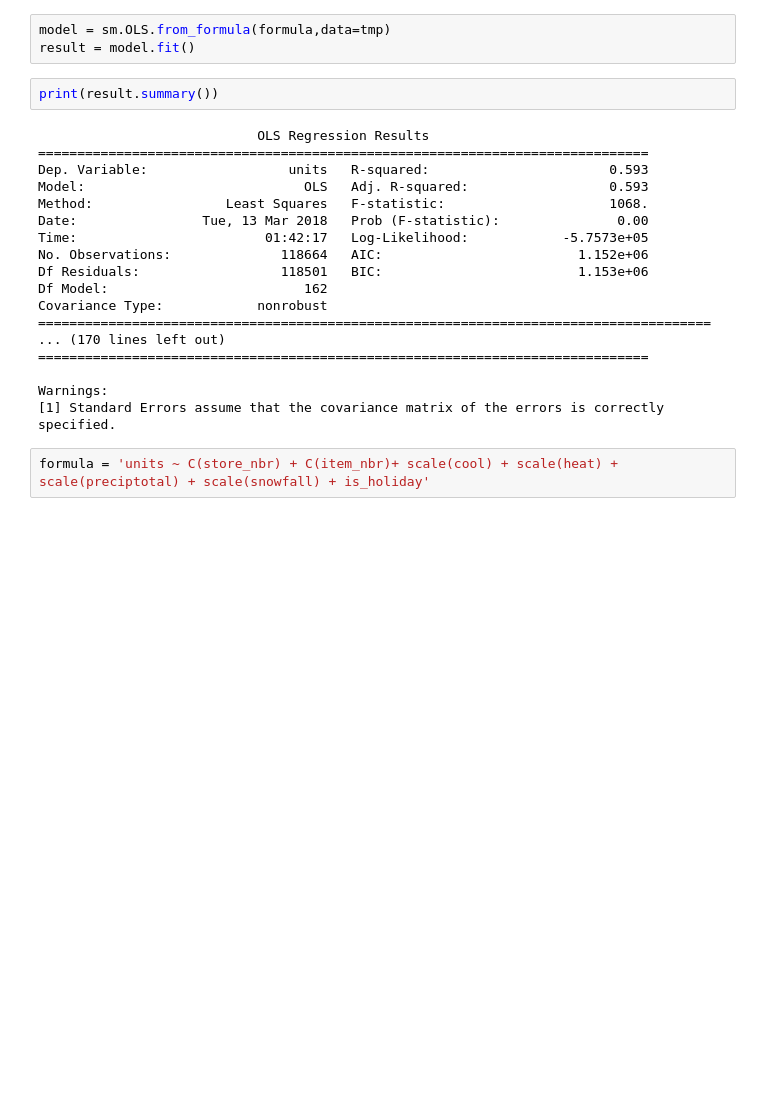
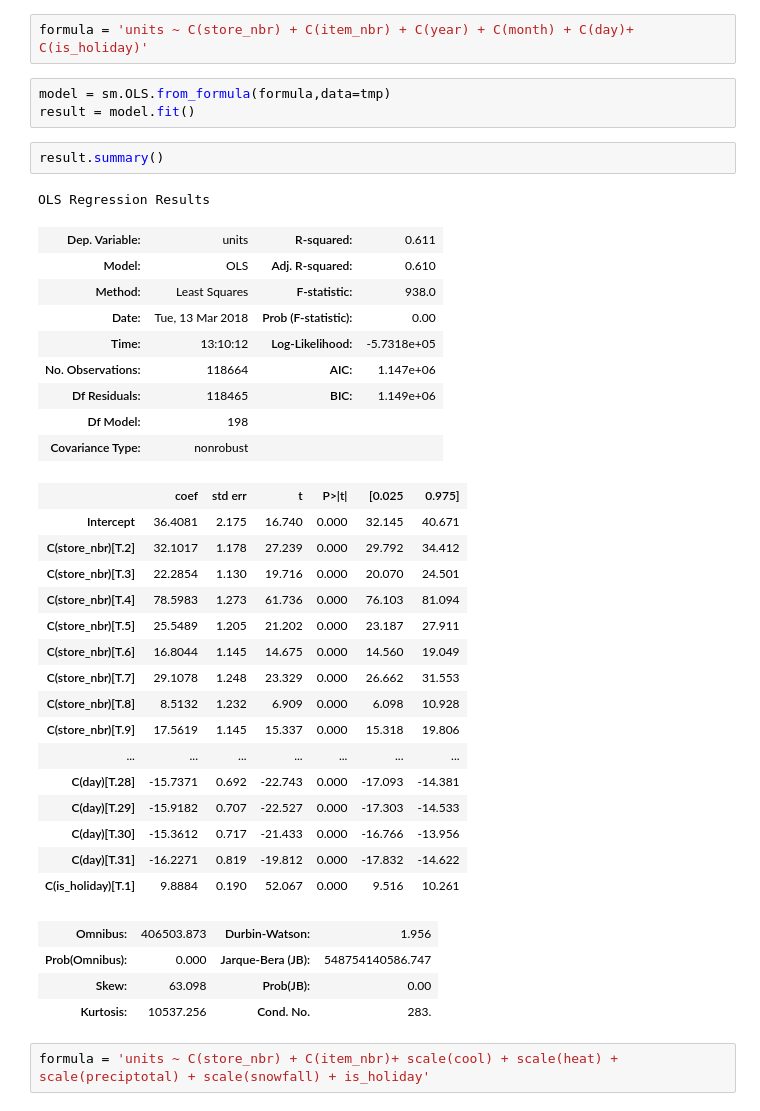
Before and after one commit to lucaseo/dss7-walmart-project, a Jupyter notebook: jw/22_experiment_outlier-Copy2.ipynb, the cells around one changed output. Cells and saved outputs as stored; diff of their text form; blank space fills up the shorter version.

```diff
--- a/jw/22_experiment_outlier-Copy2.ipynb
+++ b/jw/22_experiment_outlier-Copy2.ipynb
@@ -500,29 +534,44 @@ tmp['is_holiday'] = tmp['is_holiday'].apply(cate_holiday)
 tmp['codesum'] = tmp['codesum'].apply(cate_codesum)
 # %%
 formula = 'units ~ C(store_nbr) + C(item_nbr)+ scale(cool) + scale(depart) + scale(heat) + scale(preciptotal) + scale(resultdir) + scale(snowfall) + is_holiday + codesum'
+# %%
+formula = 'units ~ C(store_nbr) + C(item_nbr) + C(year) + C(month) + C(day)+ C(is_holiday)'
 # %%
 model = sm.OLS.from_formula(formula,data=tmp)
 result = model.fit()
-# %%
-print(result.summary())
-# %% [output]
-                            OLS Regression Results
-==============================================================================
-Dep. Variable:                  units   R-squared:                       0.593
-Model:                            OLS   Adj. R-squared:                  0.593
-Method:                 Least Squares   F-statistic:                     1068.
-Date:                Tue, 13 Mar 2018   Prob (F-statistic):               0.00
-Time:                        01:42:17   Log-Likelihood:            -5.7573e+05
-No. Observations:              118664   AIC:                         1.152e+06
-Df Residuals:                  118501   BIC:                         1.153e+06
-Df Model:                         162
-Covariance Type:            nonrobust
-======================================================================================
-... (170 lines left out)
-==============================================================================
-
-Warnings:
-[1] Standard Errors assume that the covariance matrix of the errors is correctly specified.
+# %%
+result.summary()
+# %% [output]
+OLS Regression Results
+| Dep. Variable: | units | R-squared: | 0.611 |
+| Model: | OLS | Adj. R-squared: | 0.610 |
+| Method: | Least Squares | F-statistic: | 938.0 |
+| Date: | Tue, 13 Mar 2018 | Prob (F-statistic): | 0.00 |
+| Time: | 13:10:12 | Log-Likelihood: | -5.7318e+05 |
+| No. Observations: | 118664 | AIC: | 1.147e+06 |
+| Df Residuals: | 118465 | BIC: | 1.149e+06 |
+| Df Model: | 198 |  |  |
+| Covariance Type: | nonrobust |  |  |
+|  | coef | std err | t | P>|t| | [0.025 | 0.975] |
+| Intercept | 36.4081 | 2.175 | 16.740 | 0.000 | 32.145 | 40.671 |
+| C(store_nbr)[T.2] | 32.1017 | 1.178 | 27.239 | 0.000 | 29.792 | 34.412 |
+| C(store_nbr)[T.3] | 22.2854 | 1.130 | 19.716 | 0.000 | 20.070 | 24.501 |
+| C(store_nbr)[T.4] | 78.5983 | 1.273 | 61.736 | 0.000 | 76.103 | 81.094 |
+| C(store_nbr)[T.5] | 25.5489 | 1.205 | 21.202 | 0.000 | 23.187 | 27.911 |
+| C(store_nbr)[T.6] | 16.8044 | 1.145 | 14.675 | 0.000 | 14.560 | 19.049 |
+| C(store_nbr)[T.7] | 29.1078 | 1.248 | 23.329 | 0.000 | 26.662 | 31.553 |
+| C(store_nbr)[T.8] | 8.5132 | 1.232 | 6.909 | 0.000 | 6.098 | 10.928 |
+| C(store_nbr)[T.9] | 17.5619 | 1.145 | 15.337 | 0.000 | 15.318 | 19.806 |
+| ... | ... | ... | ... | ... | ... | ... |
+| C(day)[T.28] | -15.7371 | 0.692 | -22.743 | 0.000 | -17.093 | -14.381 |
+| C(day)[T.29] | -15.9182 | 0.707 | -22.527 | 0.000 | -17.303 | -14.533 |
+| C(day)[T.30] | -15.3612 | 0.717 | -21.433 | 0.000 | -16.766 | -13.956 |
+| C(day)[T.31] | -16.2271 | 0.819 | -19.812 | 0.000 | -17.832 | -14.622 |
+| C(is_holiday)[T.1] | 9.8884 | 0.190 | 52.067 | 0.000 | 9.516 | 10.261 |
+| Omnibus: | 406503.873 | Durbin-Watson: | 1.956 |
+| Prob(Omnibus): | 0.000 | Jarque-Bera (JB): | 548754140586.747 |
+| Skew: | 63.098 | Prob(JB): | 0.00 |
+| Kurtosis: | 10537.256 | Cond. No. | 283. |
 # %%
 formula = 'units ~ C(store_nbr) + C(item_nbr)+ scale(cool) + scale(heat) + scale(preciptotal) + scale(snowfall) + is_holiday'
 # %%
```
Also changed, not shown: parts of 13 cells of this notebook, 8 other files.
